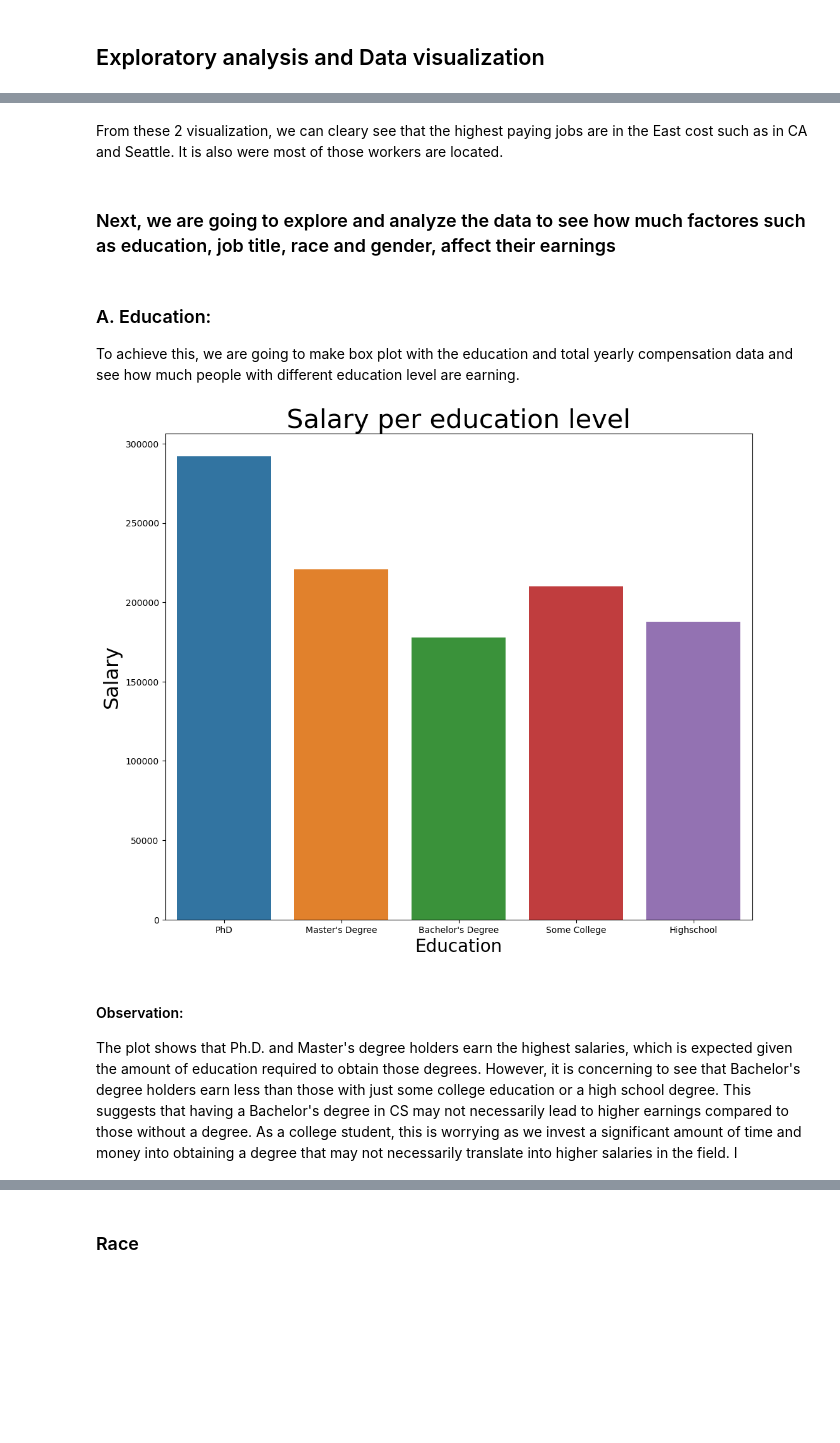
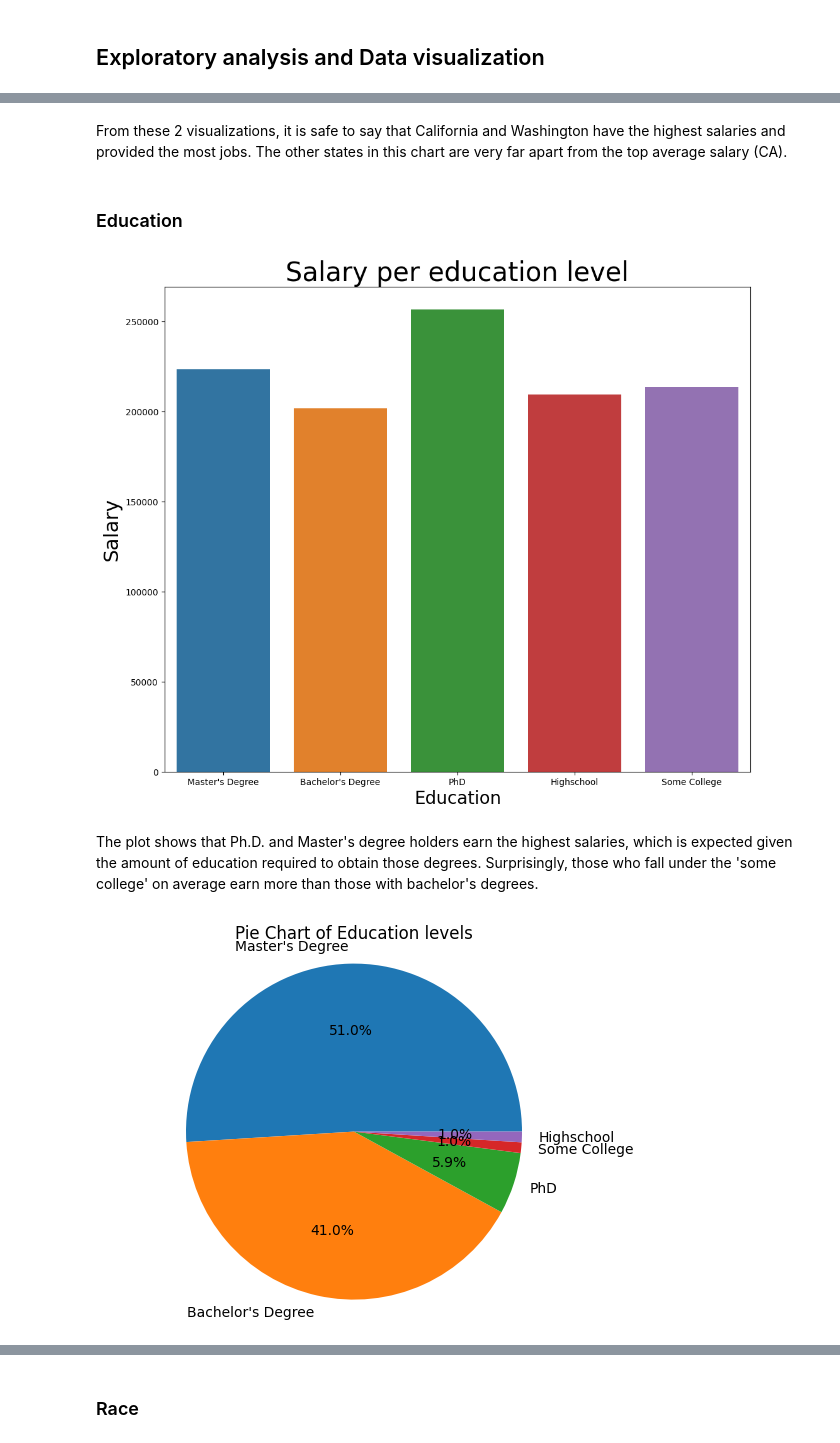
Before and after one commit to oherre11-afk/CMSC320-Final-Project, a Jupyter notebook: final.ipynb, the cells around one changed output, grey strips where cells are left out. Saved outputs shown, nothing was run; the diff lists cells and outputs as text; code cells hidden in the pictures; blank space fills up the shorter version.

```diff
--- a/final.ipynb
+++ b/final.ipynb
@@ -304,20 +378,25 @@ plt.show()
 # %% [markdown]
-From these 2 visualization, we can cleary see that the highest paying jobs are in the East cost such as in CA and Seattle. It is also were most of those workers are located.
+From these 2 visualizations, it is safe to say that California and Washington have the highest salaries and provided the most jobs. The other states in this chart are very far apart from the top average salary (CA).
-# %% [markdown]
-<h3>Next, we are going to explore and analyze the data to see how much factores such as education, job title, race and gender, affect their earnings
 # %% [markdown]
-<h3>A. Education:</h3> To achieve this, we are going to make box plot with the education and total yearly compensation data and see how much people with different education level are earning.
+<h3>Education</h3>
 # %%
-import seaborn as sns
-
 plt.figure(figsize=(12,10))
-sns.barplot(x="Education", y="totalyearlycompensation", data=db, errorbar=None)
+sns.barplot(x="Education", y="totalyearlycompensation_x", data=db, errorbar=None)
 plt.title('Salary per education level', fontsize=30)
 plt.xlabel("Education", size=20)
 plt.ylabel("Salary", size=23)
 plt.show()
 # %% [output]
-[figure, old version]
+[figure, new version]
 # %% [markdown]
-<h4>Observation:</h4>
-    The plot shows that Ph.D. and Master's degree holders earn the highest salaries, which is expected given the amount of education required to obtain those degrees. However, it is concerning to see that Bachelor's degree holders earn less than those with just some college education or a high school degree. This suggests that having a Bachelor's degree in CS may not necessarily lead to higher earnings compared to those without a degree. As a college student, this is worrying as we invest a significant amount of time and money into obtaining a degree that may not necessarily translate into higher salaries in the field. I
+The plot shows that Ph.D. and Master's degree holders earn the highest salaries, which is expected given the amount of education required to obtain those degrees. Surprisingly, those who fall under the 'some college' on average earn more than those with bachelor's degrees.
+# %%
+column_data = db['Education']
+category_counts = column_data.value_counts()
+
+plt.pie(category_counts, labels=category_counts.index, autopct='%1.1f%%')
+plt.title('Pie Chart of Education levels')
+plt.axis('equal')
+plt.show()
+# %% [output]
+[figure, added]
```
Also changed, not shown: parts of 75 cells of this notebook, 16 other files.
